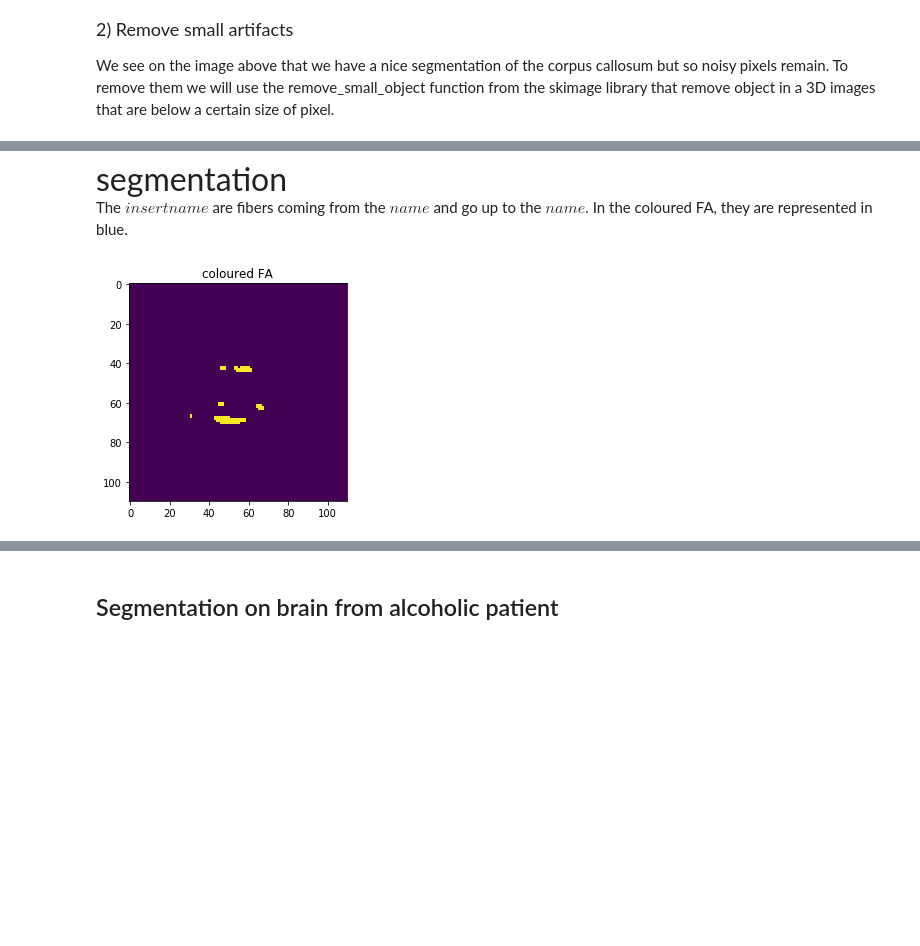
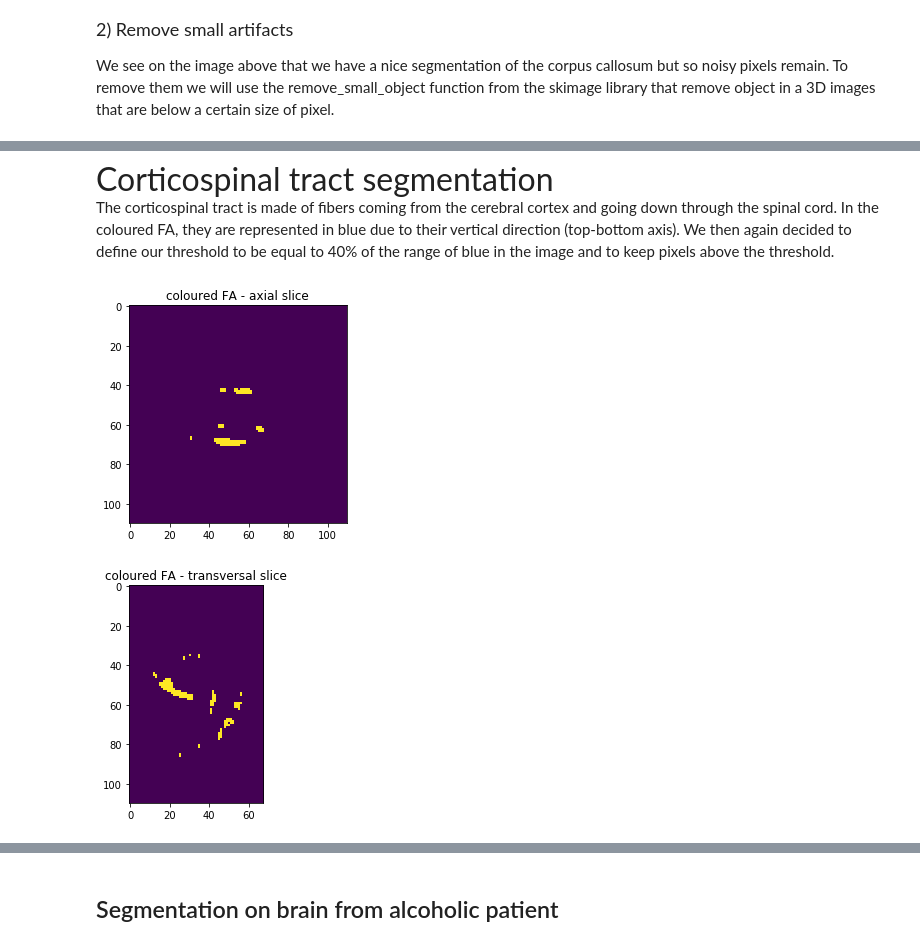
Before and after one commit to nathan-14200/wsbim2243, a Jupyter notebook: Segmentation.ipynb, the cells around one changed output, grey strips where cells are left out. Drawn from its saved outputs; the diff is of its cells as text; code cells hidden in the pictures; blank space fills up the shorter version.

```diff
--- a/Segmentation.ipynb
+++ b/Segmentation.ipynb
@@ -670,36 +692,38 @@ plt.show()
-# %% [markdown]
-<font size=6> segmentation </font> <br>
-The $insert name$ are fibers coming from the $name$ and go up to the $name$. In the coloured FA, they are represented in blue.
+# %% [markdown]
+<font size=6>Corticospinal tract segmentation </font> <br>
+The corticospinal tract is made of fibers coming from the cerebral cortex and going down through the spinal cord. In the coloured FA, they are represented in blue due to their vertical direction (top-bottom axis). We then again decided to define our threshold to be equal to 40% of the range of blue in the image and to keep pixels above the threshold.
 # %%
 morpho = True
 
 blue_cfa_mask = np.zeros(cfa_data[:,:,:,2].shape)
 
 #Threshold computation
 min_val = cfa_data[:,:,:,2].min()
 max_val = cfa_data[:,:,:,2].max()
 threshold = (max_val - min_val) * 0.4
 
 for i in range(cfa_data.shape[2]):
     #take the blue colour
     img = cfa_data[:,:,i,2]
 
     #Apply threshold to cfa intensity
     thresh = np.where(img > threshold, 1, img/1.5 + 0.0001)
 
     if morpho:
         #Apply morphological operators
         thresh = morph_operator(thresh)
     blue_cfa_mask[:,:,i] = thresh
 
+#Make the image binary
 blue_cfa_mask = np.where(blue_cfa_mask == 1, 1, 0)
 
 plt.imshow(blue_cfa_mask[:,:,40])
 plt.title("coloured FA - axial slice")
 plt.show()
 plt.imshow(blue_cfa_mask[50,:,:])
-plt.title("coloured FA - tranversal slice")
+plt.title("coloured FA - transversal slice")
 plt.show()
 # %% [output]
-[figure, old version]
+[figure, new version]
+[figure, added]
 # %%
```
Also changed, not shown: parts of 32 cells of this notebook.
